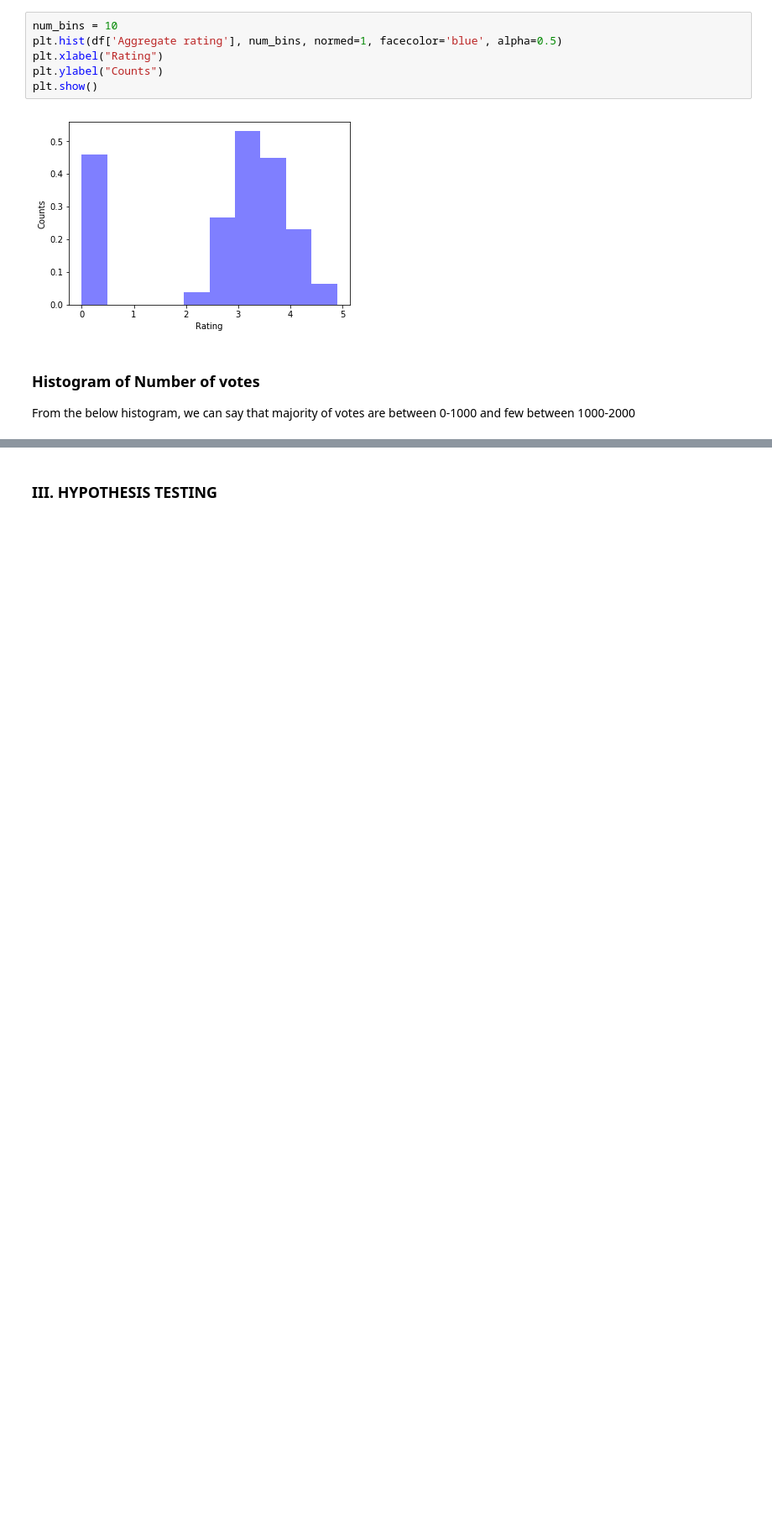
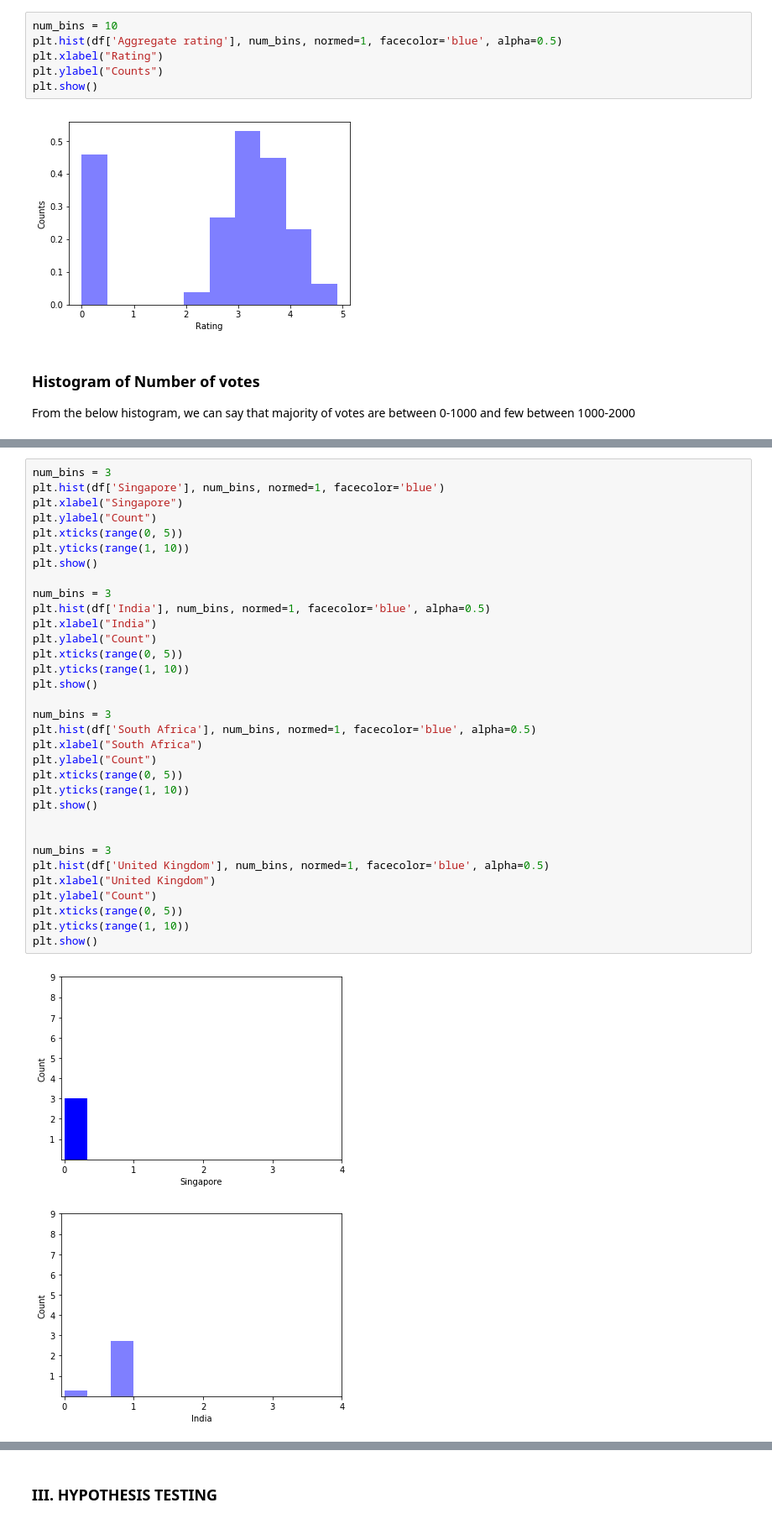
Before and after one commit to sumedha12/pythonzomatoproject, a Jupyter notebook: pythonzomatoproject-Copy1 (7).ipynb, the cells around one changed output, grey strips where cells are left out. Shown at 84% size. Saved outputs shown, nothing was run; the diff lists cells and outputs as text; blank space fills up the shorter version.

```diff
--- a/pythonzomatoproject-Copy1 (7).ipynb
+++ b/pythonzomatoproject-Copy1 (7).ipynb
@@ -113,0 +193,36 @@ plt.show()
+# %%
+num_bins = 3
+plt.hist(df['Singapore'], num_bins, normed=1, facecolor='blue')
+plt.xlabel("Singapore")
+plt.ylabel("Count")
+plt.xticks(range(0, 5))
+plt.yticks(range(1, 10))
+plt.show()
+
+num_bins = 3
+plt.hist(df['India'], num_bins, normed=1, facecolor='blue', alpha=0.5)
+plt.xlabel("India")
+plt.ylabel("Count")
+plt.xticks(range(0, 5))
+plt.yticks(range(1, 10))
+plt.show()
+
+num_bins = 3
+plt.hist(df['South Africa'], num_bins, normed=1, facecolor='blue', alpha=0.5)
+plt.xlabel("South Africa")
+plt.ylabel("Count")
+plt.xticks(range(0, 5))
+plt.yticks(range(1, 10))
+plt.show()
+
+
+num_bins = 3
+plt.hist(df['United Kingdom'], num_bins, normed=1, facecolor='blue', alpha=0.5)
+plt.xlabel("United Kingdom")
+plt.ylabel("Count")
+plt.xticks(range(0, 5))
+plt.yticks(range(1, 10))
+plt.show()
+# %% [output]
+[figure, added]
+[figure, added]
```
Also changed, not shown: parts of 30 cells of this notebook.
